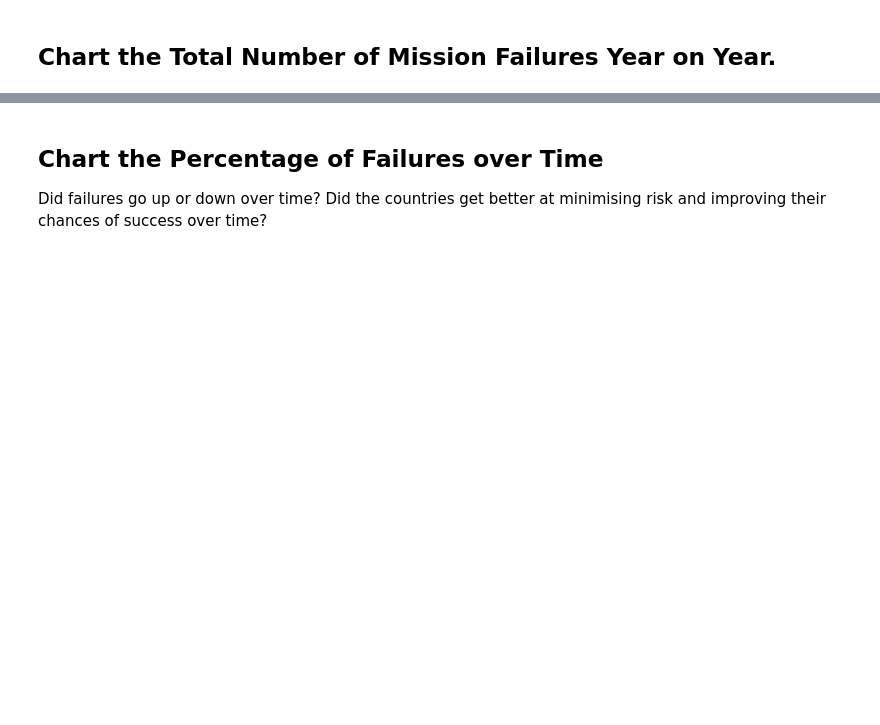
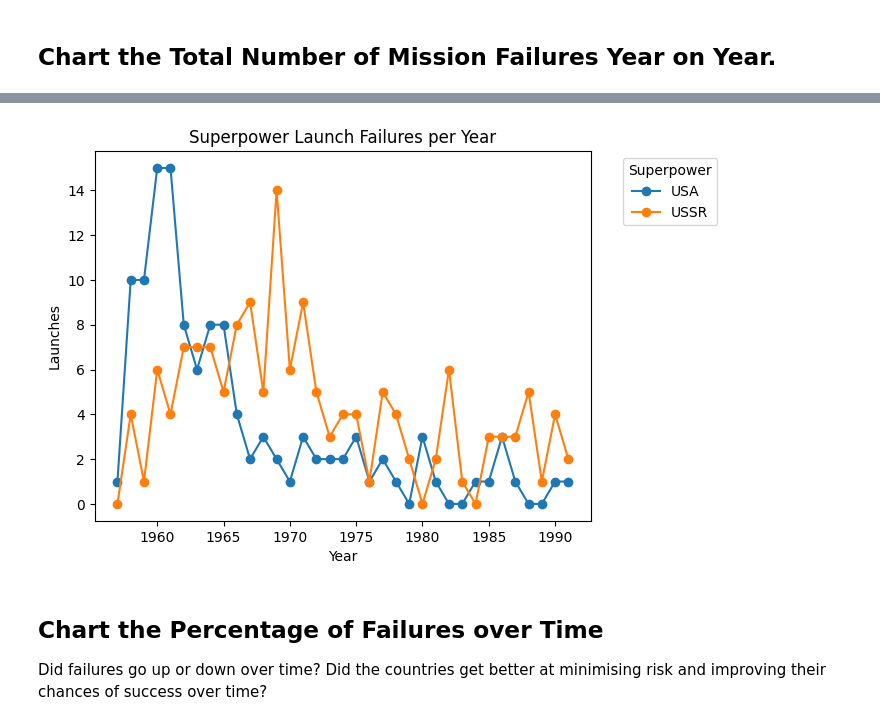
Before and after one commit to johnpapwinter/space-race-data-analysis, a Jupyter notebook: Space_Missions_Analysis.ipynb, the cells around one changed output, grey strips where cells are left out. Drawn from its saved outputs; the diff is of its cells as text; code cells hidden in the pictures; blank space fills up the shorter version.

Commit message:
mission failures year on year

```diff
--- a/Space_Missions_Analysis.ipynb
+++ b/Space_Missions_Analysis.ipynb
@@ -829,3 +829,6 @@ plt.show()
 [figure]
 # %% [markdown]
 ## Chart the Total Number of Mission Failures Year on Year.
+# %%
+df_superpowers = df_superpowers[df_superpowers['mission_status'] == 'Failure'].reset_index()
+df_superpowers.head()
@@ -832,3 +842,15 @@ plt.show()
+# %%
+failure_years = df_superpowers.groupby(['date', 'location']).size().reset_index(name='count')
+pivot_failure_years = failure_years.pivot(index='date', columns='location', values='count').fillna(0)
+# %%
+pivot_failure_years.plot(kind='line', marker='o')
+plt.xlabel('Year')
+plt.ylabel('Launches')
+plt.title('Superpower Launch Failures per Year')
+plt.legend(title='Superpower', bbox_to_anchor=(1.05, 1), loc='upper left')
+plt.show()
+# %% [output]
+[figure, added]
 # %% [markdown]
 ## Chart the Percentage of Failures over Time
 
```
Also changed, not shown: parts of 1 cell of this notebook.
